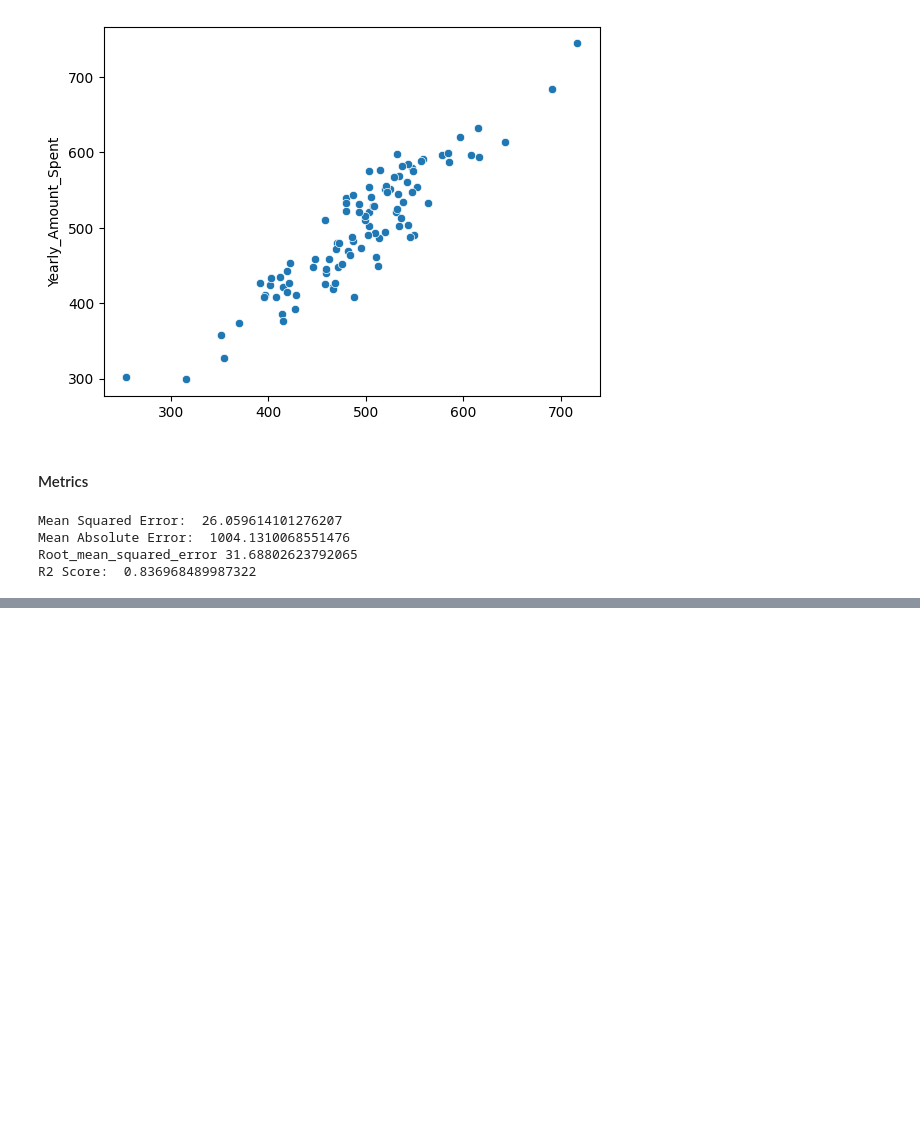
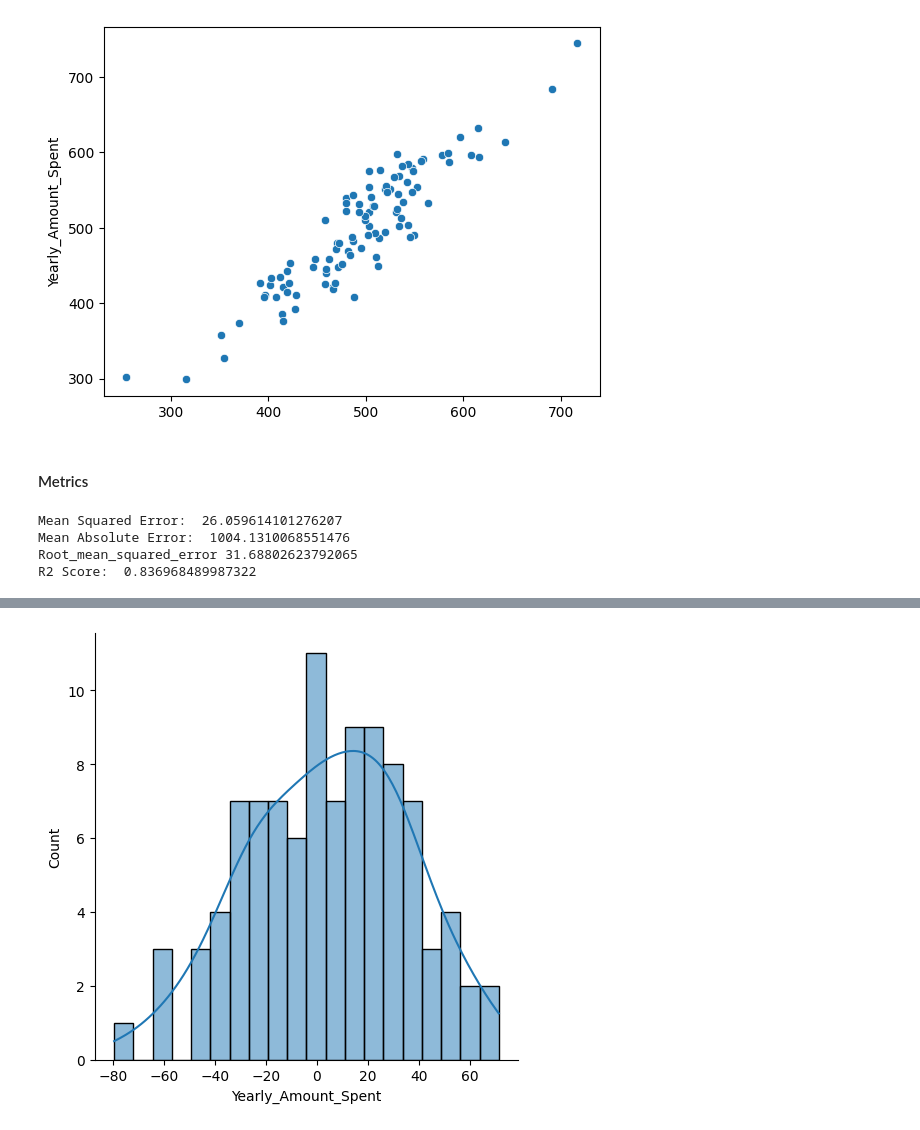
Before and after one commit to dilliram-code/Linear-Regression-E-commerrce-Project, a Jupyter notebook: e-commerceProject.ipynb, the cells around one changed output, grey strips where cells are left out. Cells and saved outputs as stored; diff of their text form; code cells hidden in the pictures; blank space fills up the shorter version.

Commit message:
distplot for residuals

```diff
--- a/e-commerceProject.ipynb
+++ b/e-commerceProject.ipynb
@@ -174,0 +177,3 @@ R2 Score:  0.836968489987322
+# %%
+residuals = y_test - predictions
+residuals
@@ -174,0 +193,5 @@ R2 Score:  0.836968489987322
+# %%
+sns.displot(residuals, bins=20, kde=True)
+plt.show()
+# %% [output]
+[figure, added]
```
Also changed, not shown: parts of 2 cells of this notebook.
